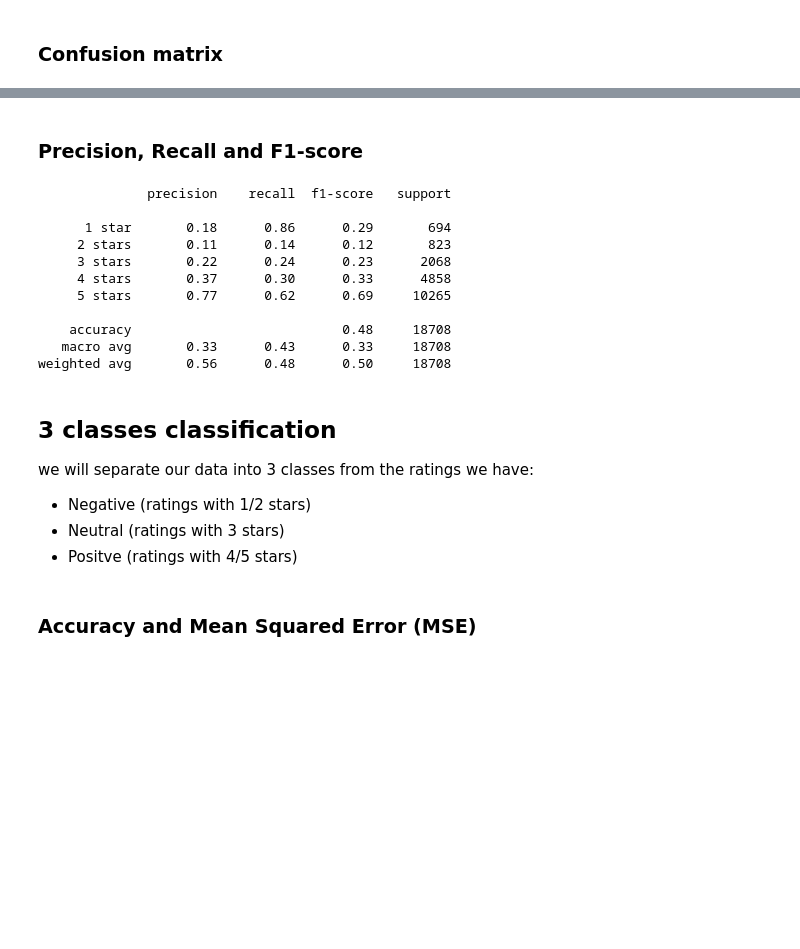
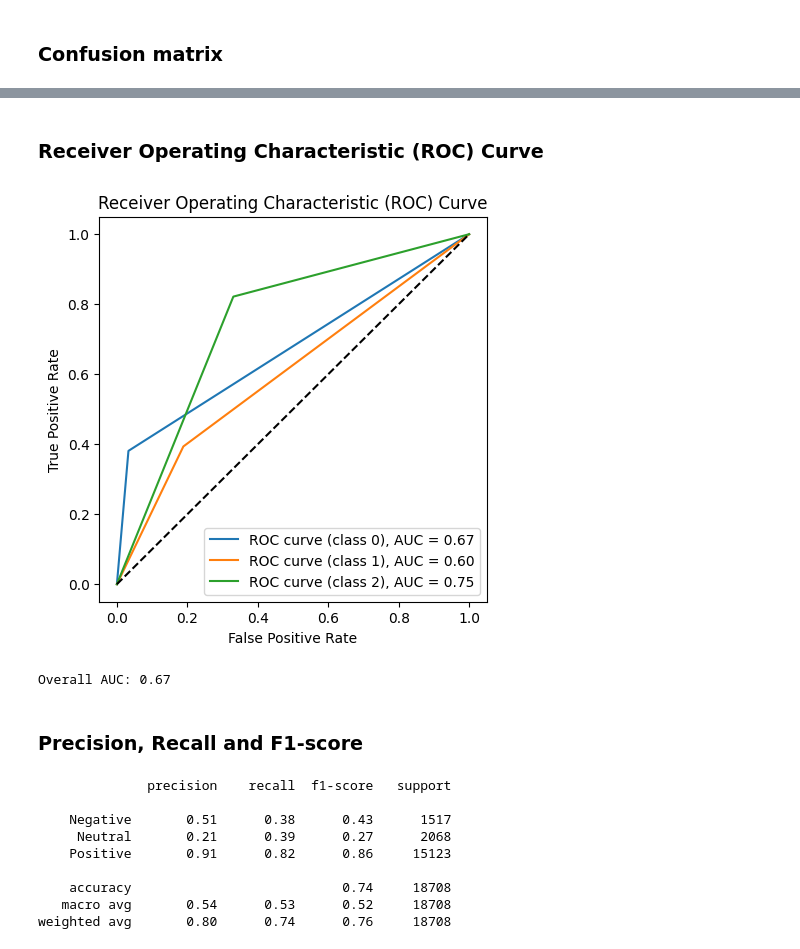
Before and after one commit to nemfey/fib-tfg, a Jupyter notebook: BaseModel.ipynb, the cells around one changed output, grey strips where cells are left out. Drawn from its saved outputs; the diff is of its cells as text; code cells hidden in the pictures; blank space fills up the shorter version.

```diff
--- a/BaseModel.ipynb
+++ b/BaseModel.ipynb
@@ -185,26 +181,55 @@ plt.show()
+# %% [markdown]
+### Receiver Operating Characteristic (ROC) Curve
+# %%
+from sklearn.preprocessing import label_binarize
+from sklearn.metrics import roc_curve, auc
+import matplotlib.pyplot as plt
+
+# Convert true and predicted labels to binary format for each class
+true_labels_bin = label_binarize(true_labels, classes=[0, 1, 2])
+predicted_labels_bin = label_binarize(predicted_labels, classes=[0, 1, 2])
+
+fpr = dict()  # False positive rate
+tpr = dict()  # True positive rate
+roc_auc = dict()
+
+for i in range(3):
+    fpr[i], tpr[i], _ = roc_curve(true_labels_bin[:, i], predicted_labels_bin[:, i])
+    roc_auc[i] = auc(fpr[i], tpr[i])
+
+# Plot ROC curve
+plt.figure(figsize=(5, 5))
+
+for i in range(3):
+    plt.plot(fpr[i], tpr[i], label=f"ROC curve (class {i}), AUC = {roc_auc[i]:.2f}")
+
+plt.plot([0, 1], [0, 1], 'k--')  # Plot diagonal line
+plt.xlabel("False Positive Rate")
+plt.ylabel("True Positive Rate")
+plt.title("Receiver Operating Characteristic (ROC) Curve")
+plt.legend(loc='best')
+plt.show()
+
+# Calculate the overall AUC by averaging the AUCs of individual classes
+overall_auc = sum(roc_auc.values()) / len(roc_auc)
+print(f"\nOverall AUC: {overall_auc:.2f}")
+# %% [output]
+[figure, added]
+Overall AUC: 0.67
 # %% [markdown]
 ### Precision, Recall and F1-score
 # %%
 from sklearn.metrics import classification_report
 
-class_report = classification_report(actual_ratings, predicted_ratings, target_names=["1 star", "2 stars", "3 stars", "4 stars", "5 stars"])
+class_report = classification_report(true_labels, predicted_labels, target_names=["Negative", "Neutral", "Positive"])
 print(class_report)
 # %% [output]
               precision    recall  f1-score   support
 
-      1 star       0.18      0.86      0.29       694
-     2 stars       0.11      0.14      0.12       823
-     3 stars       0.22      0.24      0.23      2068
-     4 stars       0.37      0.30      0.33      4858
-     5 stars       0.77      0.62      0.69     10265
+    Negative       0.51      0.38      0.43      1517
+     Neutral       0.21      0.39      0.27      2068
+    Positive       0.91      0.82      0.86     15123
 
-    accuracy                           0.48     18708
-   macro avg       0.33      0.43      0.33     18708
-weighted avg       0.56      0.48      0.50     18708
+    accuracy                           0.74     18708
+   macro avg       0.54      0.53      0.52     18708
+weighted avg       0.80      0.74      0.76     18708
-# %% [markdown]
-## 3 classes classification
-
-we will separate our data into 3 classes from the ratings we have:
-- Negative (ratings with 1/2 stars)
-- Neutral (ratings with 3 stars)
-- Positve (ratings with 4/5 stars)
@@ -214,2 +235,0 @@ predicted_labels = [2 if rating >= 4 else 1 if rating == 3 else 0 for rating in
-# %% [markdown]
-### Accuracy and Mean Squared Error (MSE)
```
Also changed, not shown: parts of 29 cells of this notebook.
